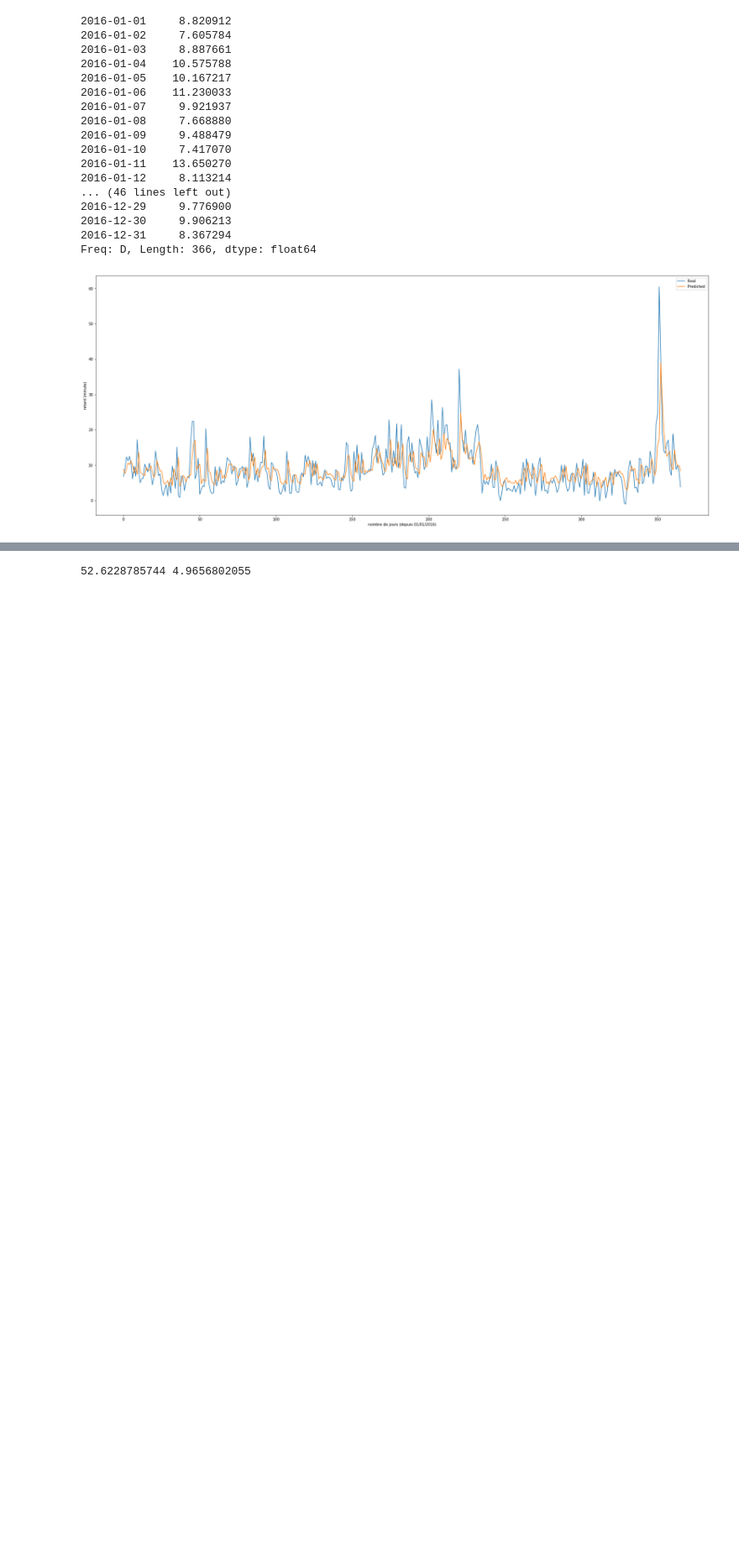
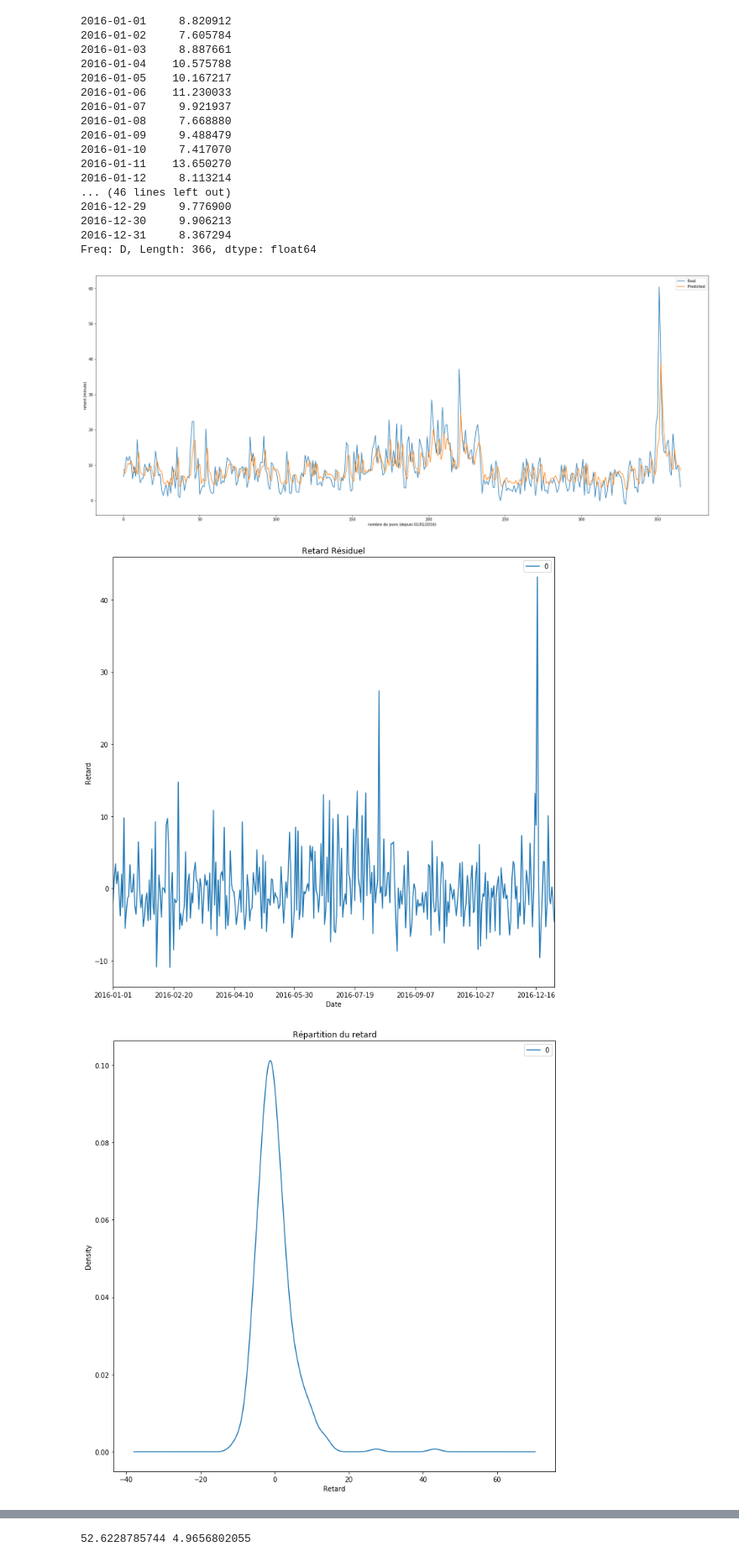
Before and after one commit to Coni63/OC_DS, a Jupyter notebook: P4/ARIMA.ipynb, the cells around one changed output, grey strips where cells are left out. Shown at 84% size. Cells and saved outputs as stored; diff of their text form; code cells hidden in the pictures; blank space fills up the shorter version.

```diff
--- a/P4/ARIMA.ipynb
+++ b/P4/ARIMA.ipynb
@@ -259,3 +301,20 @@ plt.savefig("img/arima_predicted.png")
 plt.show()
 # %% [output]
 [figure]
+# %%
+residuals = pd.DataFrame(model_fit.resid)
+residuals.plot(figsize = (12,12))
+plt.title("Retard Résiduel")
+plt.ylabel("Retard")
+plt.xlabel("Date")
+plt.savefig("img/retard_residuel.png")
+plt.show()
+
+residuals.plot(kind='kde', figsize = (12,12))
+plt.title("Répartition du retard")
+plt.xlabel("Retard")
+plt.savefig("img/distrib_retard.png")
+plt.show()
+# %% [output]
+[figure, added]
+[figure, added]
```
Also changed, not shown: parts of 28 cells of this notebook, 20 other files.
